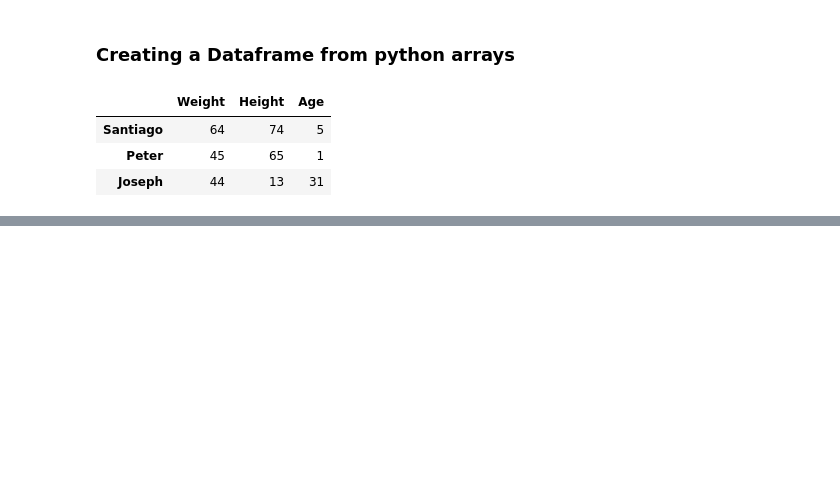
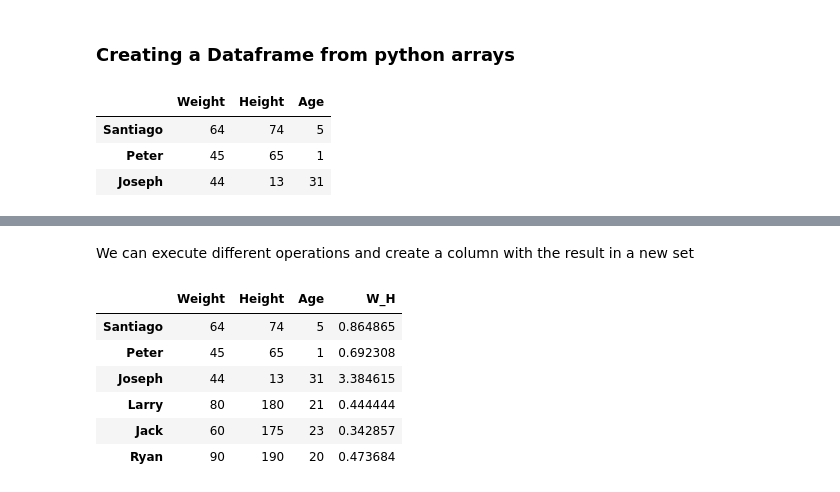
Before and after one commit to MIGUEL-MOTTA-U/ml-foundations, a Jupyter notebook: notebooks/pandas.ipynb, the cells around one changed output, grey strips where cells are left out. Drawn from its saved outputs; the diff is of its cells as text; code cells hidden in the pictures; blank space fills up the shorter version.

```diff
--- a/notebooks/pandas.ipynb
+++ b/notebooks/pandas.ipynb
@@ -180,0 +377,12 @@ df
+# %% [markdown]
+We can execute different operations and create a column with the result in a new set
+# %%
+df.eval("W_H = Weight / Height")
+# %% [output]
+|  | Weight | Height | Age | W_H |
+| Santiago | 64 | 74 | 5 | 0.864865 |
+| Peter | 45 | 65 | 1 | 0.692308 |
+| Joseph | 44 | 13 | 31 | 3.384615 |
+| Larry | 80 | 180 | 21 | 0.444444 |
+| Jack | 60 | 175 | 23 | 0.342857 |
+| Ryan | 90 | 190 | 20 | 0.473684 |
```
Also changed, not shown: parts of 36 cells of this notebook.
